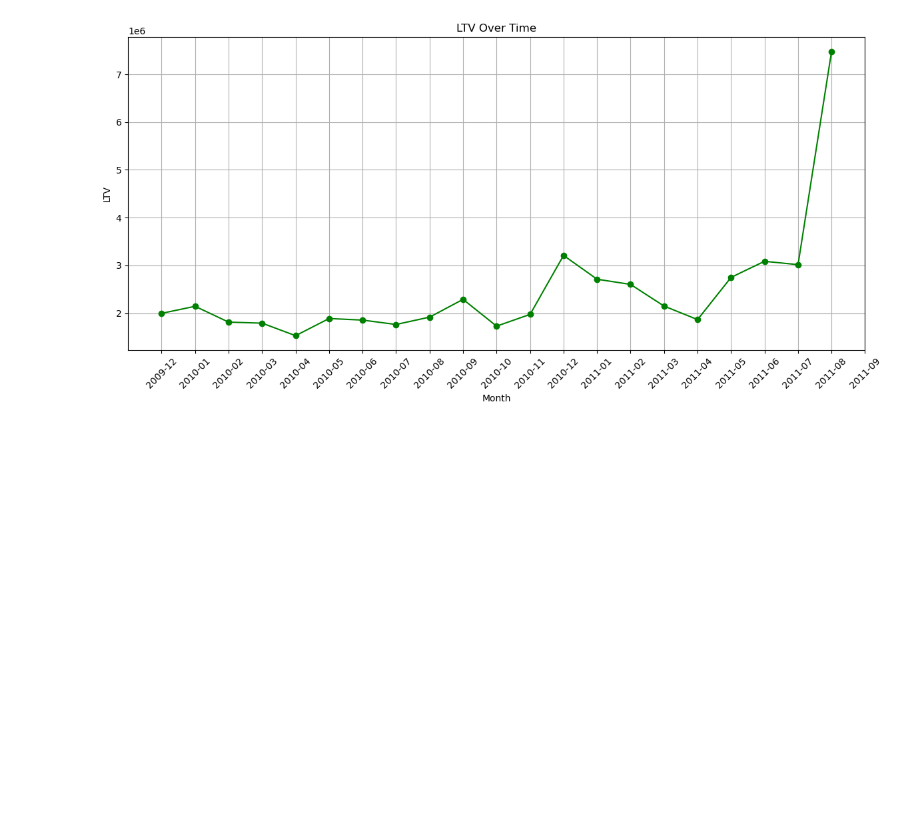
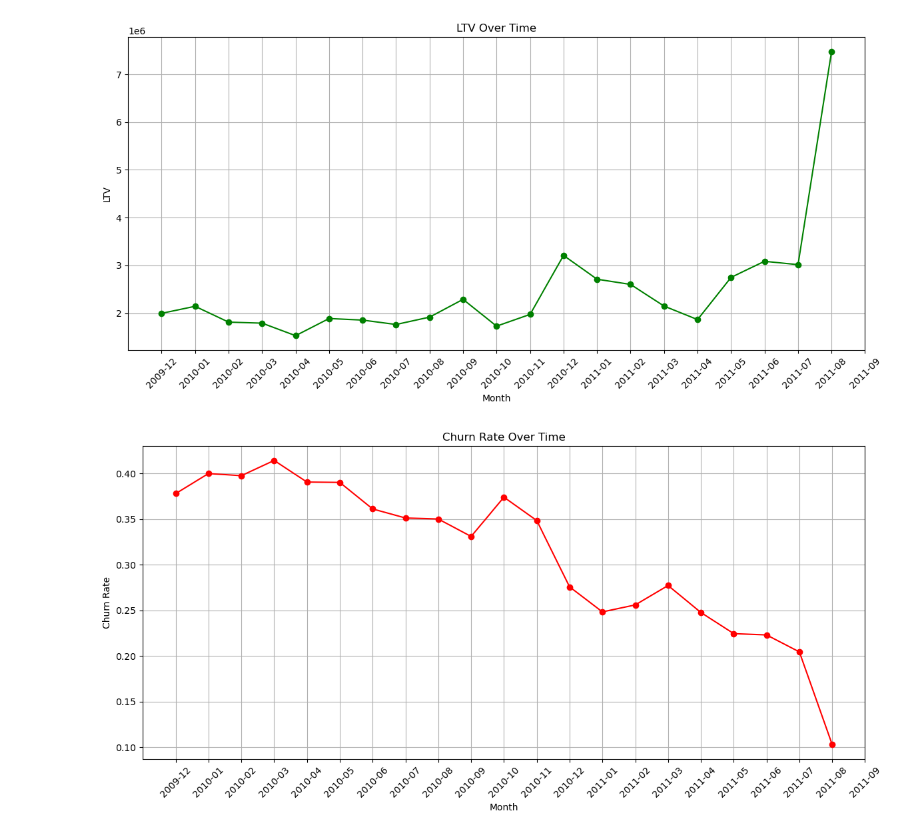
Before and after one commit to Gyuhyeon-Eom/project2, a Jupyter notebook: project2_엄규현.ipynb, the cells around one changed output. Cells and saved outputs as stored; diff of their text form; code cells hidden in the pictures; blank space fills up the shorter version.

```diff
--- a/project2_엄규현.ipynb
+++ b/project2_엄규현.ipynb
@@ -664,2 +665,21 @@ plt.show()
 # %% [output]
 [figure]
+# %%
+# Step 1: 월별 전체 고객 수 계산
+total_customers_by_month = rfm_with_month.groupby('Month')['Customer ID'].nunique()
+
+# Step 2: 월별 이탈 고객 수 계산
+churn_rate_by_month = churn_customers / total_customers_by_month
+
+# Step 3: Churn Rate 시각화
+plt.figure(figsize=(12, 6))
+plt.plot(churn_rate_by_month.index.astype(str), churn_rate_by_month.values, marker='o', color='r')
+plt.title('Churn Rate Over Time')
+plt.xlabel('Month')
+plt.ylabel('Churn Rate')
+plt.xticks(rotation=45)
+plt.grid(True)
+plt.tight_layout()
+plt.show()
+# %% [output]
+[figure, added]
```
Also changed, not shown: parts of 6 cells of this notebook.
